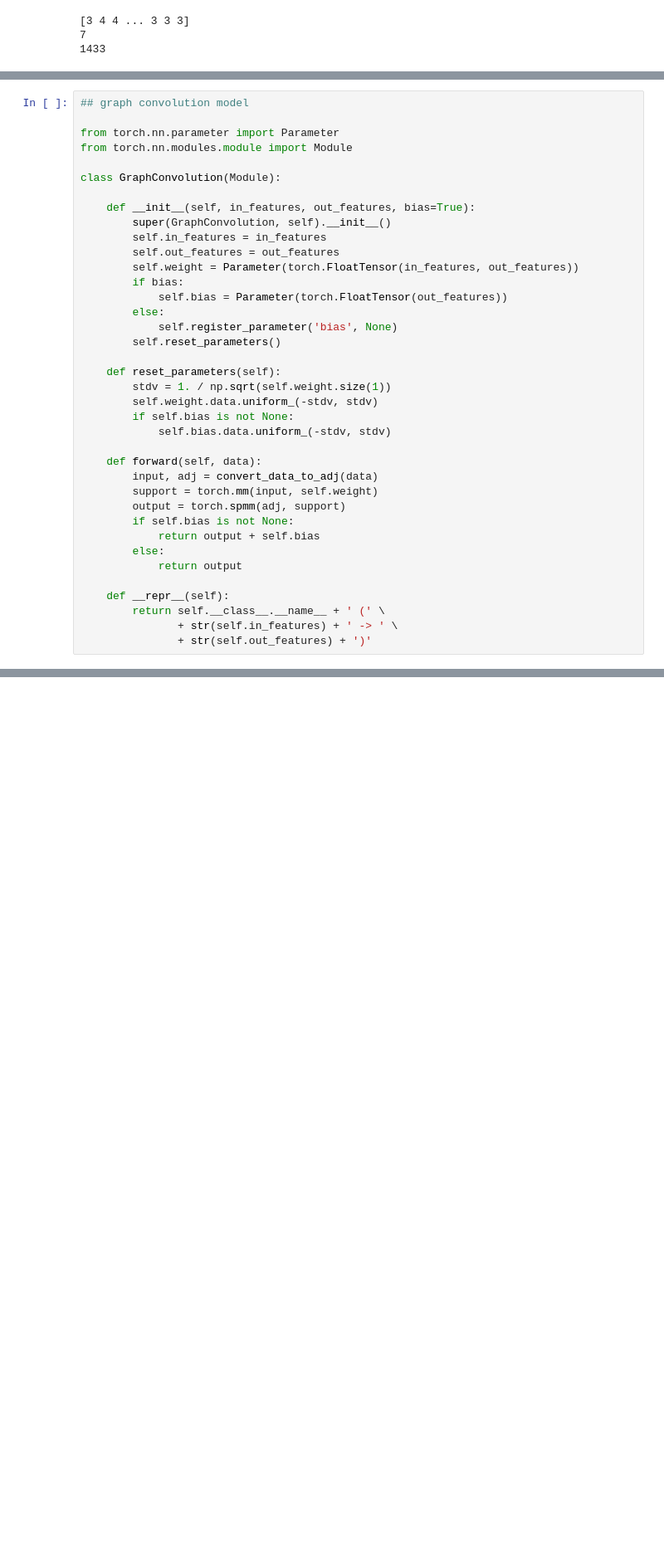
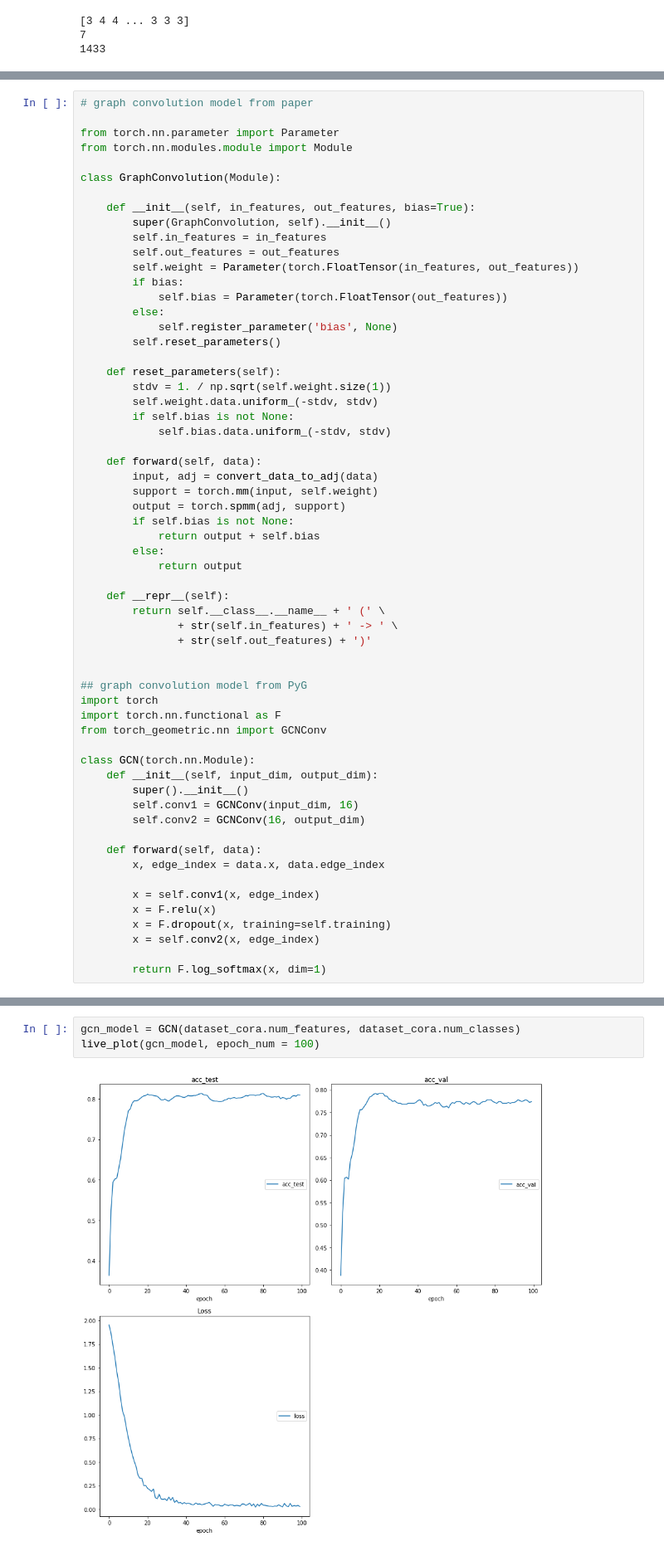
Before and after one commit to dezhouc2/gcn_model_pyG, a Jupyter notebook: gcn_model_pyg.ipynb, the cells around one changed output, grey strips where cells are left out. Shown at 83% size. Cells and saved outputs as stored; diff of their text form; blank space fills up the shorter version.

```diff
--- a/gcn_model_pyg.ipynb
+++ b/gcn_model_pyg.ipynb
@@ -115,5 +121,5 @@ def convert_data_to_adj(data):
 # %%
-## graph convolution model
+# graph convolution model from paper
 
 from torch.nn.parameter import Parameter
 from torch.nn.modules.module import Module
@@ -150,3 +156,25 @@ class GraphConvolution(Module):
         return self.__class__.__name__ + ' (' \
                + str(self.in_features) + ' -> ' \
                + str(self.out_features) + ')'
+
+
+## graph convolution model from PyG
+import torch
+import torch.nn.functional as F
+from torch_geometric.nn import GCNConv
+
+class GCN(torch.nn.Module):
+    def __init__(self, input_dim, output_dim):
+        super().__init__()
+        self.conv1 = GCNConv(input_dim, 16)
+        self.conv2 = GCNConv(16, output_dim)
+
+    def forward(self, data):
+        x, edge_index = data.x, data.edge_index
+
+        x = self.conv1(x, edge_index)
+        x = F.relu(x)
+        x = F.dropout(x, training=self.training)
+        x = self.conv2(x, edge_index)
+
+        return F.log_softmax(x, dim=1)
@@ -152,0 +183,5 @@ class GraphConvolution(Module):
+# %%
+gcn_model = GCN(dataset_cora.num_features, dataset_cora.num_classes)
+live_plot(gcn_model, epoch_num = 100)
+# %% [output]
+[figure, added]
```
Also changed, not shown: parts of 19 cells of this notebook.
